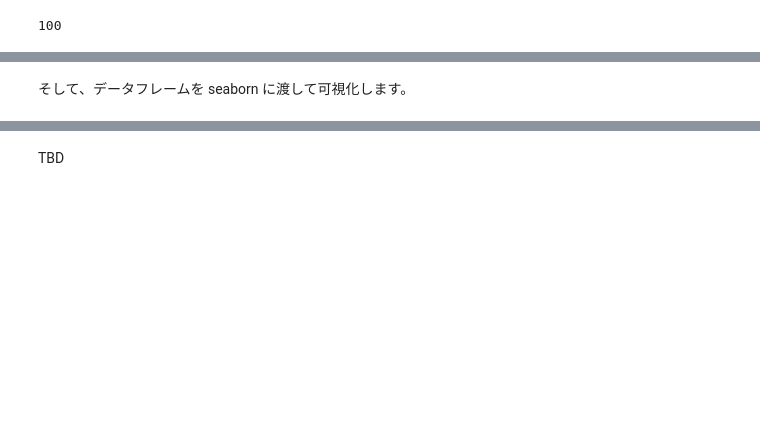
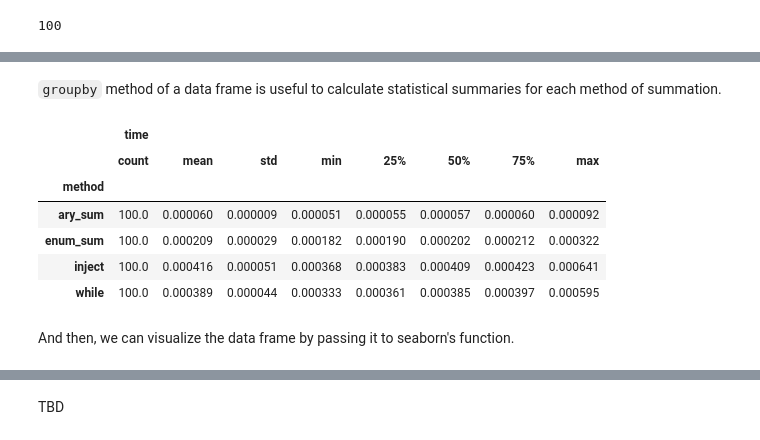
Before and after one commit to RubyData/rubykaigi2017, a Jupyter notebook: pycall_lecture.ipynb, the cells around one changed output, grey strips where cells are left out. Cells and saved outputs as stored; diff of their text form; code cells hidden in the pictures; blank space fills up the shorter version.

```diff
--- a/pycall_lecture.ipynb
+++ b/pycall_lecture.ipynb
@@ -395,6 +484,18 @@ df = Pandas::DataFrame.new(data: { method: methods, time: times })
 400 rows × 2 columns
-# %% [markdown]
-そして、データフレームを seaborn に渡して可視化します。
+# %% [markdown]
+`groupby` method of a data frame is useful to calculate statistical summaries for each method of summation.
+# %%
+df.groupby(:method).describe
+# %% [output]
+|  | time |  |  |  |  |  |  |  |
+|  | count | mean | std | min | 25% | 50% | 75% | max |
+| method |  |  |  |  |  |  |  |  |
+| ary_sum | 100.0 | 0.000060 | 0.000009 | 0.000051 | 0.000055 | 0.000057 | 0.000060 | 0.000092 |
+| enum_sum | 100.0 | 0.000209 | 0.000029 | 0.000182 | 0.000190 | 0.000202 | 0.000212 | 0.000322 |
+| inject | 100.0 | 0.000416 | 0.000051 | 0.000368 | 0.000383 | 0.000409 | 0.000423 | 0.000641 |
+| while | 100.0 | 0.000389 | 0.000044 | 0.000333 | 0.000361 | 0.000385 | 0.000397 | 0.000595 |
+# %% [markdown]
+And then, we can visualize the data frame by passing it to seaborn's function.
 # %%
 sns = PyCall.import_module('seaborn')
 sns.barplot(x: 'method', y: 'time', data: df)
```
Also changed, not shown: parts of 61 cells of this notebook, 2 other files.
